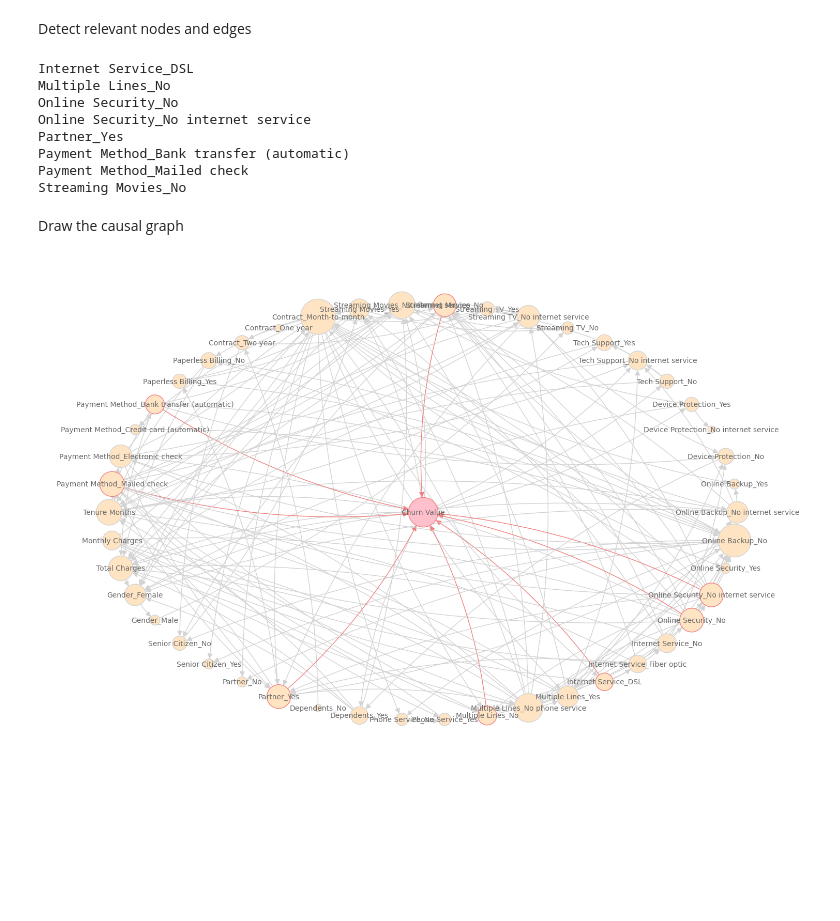
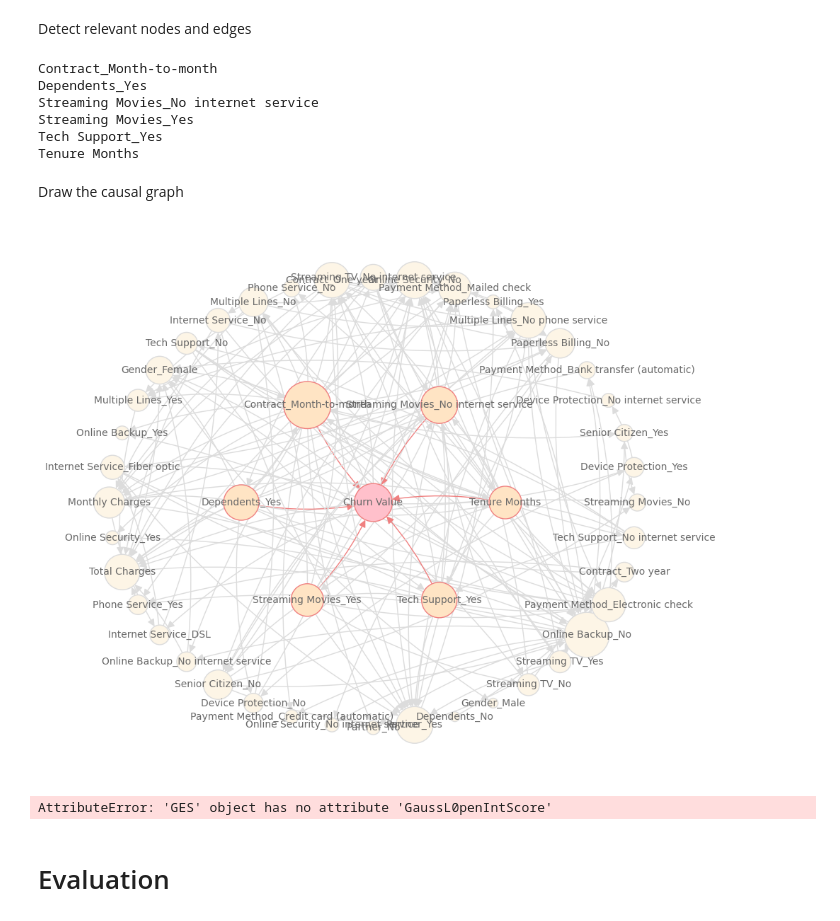
Before and after one commit to prat-man/CSE-572-Data-Mining, a Jupyter notebook: causality.ipynb, the cells around one changed output. Saved outputs shown, nothing was run; the diff lists cells and outputs as text; code cells hidden in the pictures; blank space fills up the shorter version.

```diff
--- a/causality.ipynb
+++ b/causality.ipynb
@@ -19,4 +35,6 @@ def load_data(url):
     y = df.loc[:, df.columns == 'Churn Value']
     return df, X, y
 
-df, X_train, y_train = load_data('https://raw.githubusercontent.com/prat-man/CSE-572-Data-Mining/main/data/train_data.csv')
+df_train, X_train, y_train = load_data('https://raw.githubusercontent.com/prat-man/CSE-572-Data-Mining/main/data/train_data.csv')
+df_val, X_val, y_val = load_data('https://raw.githubusercontent.com/prat-man/CSE-572-Data-Mining/main/data/val_data.csv')
+df_test, X_test, y_test = load_data('https://raw.githubusercontent.com/prat-man/CSE-572-Data-Mining/main/data/test_data.csv')
@@ -29,8 +49,8 @@ outcomes = y_train.columns.tolist()
 Discover causal structures
 # %%
 model = GES()
-skeleton = nx.Graph(df.cov())
-model_graph = model.predict(df, skeleton)
+skeleton = nx.Graph(df_train.cov())
+model_graph = model.predict(df_train, skeleton)
 # %% [markdown]
 Detect relevant nodes and edges
 # %%
@@ -49,41 +69,46 @@ for feature in features:
 for feature in sorted(relevant_features):
     print(feature)
 # %% [output]
-Internet Service_DSL
-Multiple Lines_No
-Online Security_No
-Online Security_No internet service
-Partner_Yes
-Payment Method_Bank transfer (automatic)
-Payment Method_Mailed check
-Streaming Movies_No
+Contract_Month-to-month
+Dependents_Yes
+Streaming Movies_No internet service
+Streaming Movies_Yes
+Tech Support_Yes
+Tenure Months
 # %% [markdown]
 Draw the causal graph
 # %%
-fig = plt.figure(figsize=(15, 10))
+fig = plt.figure(figsize=(10, 8))
 for i in ['right', 'top', 'bottom', 'left']:
     plt.gca().spines[i].set_visible(False)
 
 degrees = model_graph.degree()
-node_colors = ['pink' if node in outcomes else 'bisque' for node in model_graph.nodes]
+node_colors = ['pink' if node in outcomes else 'bisque' if node in relevant_features else 'oldlace' for node in model_graph.nodes]
 node_sizes = [max(v, 1) * 100 for k, v in degrees]
-node_edge_colors = ['lightcoral' if node in relevant_nodes else 'lightgray' for node in model_graph.nodes]
-edge_colors = ['lightcoral' if edge in relevant_edges else 'lightgray' for edge in model_graph.edges]
-pos = nx.shell_layout(model_graph, [outcomes, features])
+node_edge_colors = ['lightcoral' if node in relevant_nodes else 'gainsboro' for node in model_graph.nodes]
+edge_colors = ['lightcoral' if edge in relevant_edges else 'gainsboro' for edge in model_graph.edges]
+pos = nx.shell_layout(model_graph, [outcomes, relevant_features, list(set(features) - set(relevant_features))])
 
 nx.draw_networkx(model_graph,
                  pos=pos,
                  connectionstyle="arc3,rad=0.1",
                  node_color=node_colors,
                  node_size=node_sizes,
                  edgecolors=node_edge_colors,
                  edge_color=edge_colors,
                  font_size=10,
                  font_color='dimgray',
-                 arrowsize=15)
+                 arrowsize=15,
+                 clip_on=False)
 
 plt.tight_layout()
 plt.show()
 # plt.savefig('graph.png', dpi=300)
 # %% [output]
-[figure, old version]
+[figure, new version]
+# %%
+model.GaussL0penIntScore()
+# %% [output]
+AttributeError: 'GES' object has no attribute 'GaussL0penIntScore'
+# %% [markdown]
+# Evaluation
```
Also changed, not shown: parts of 25 cells of this notebook.
